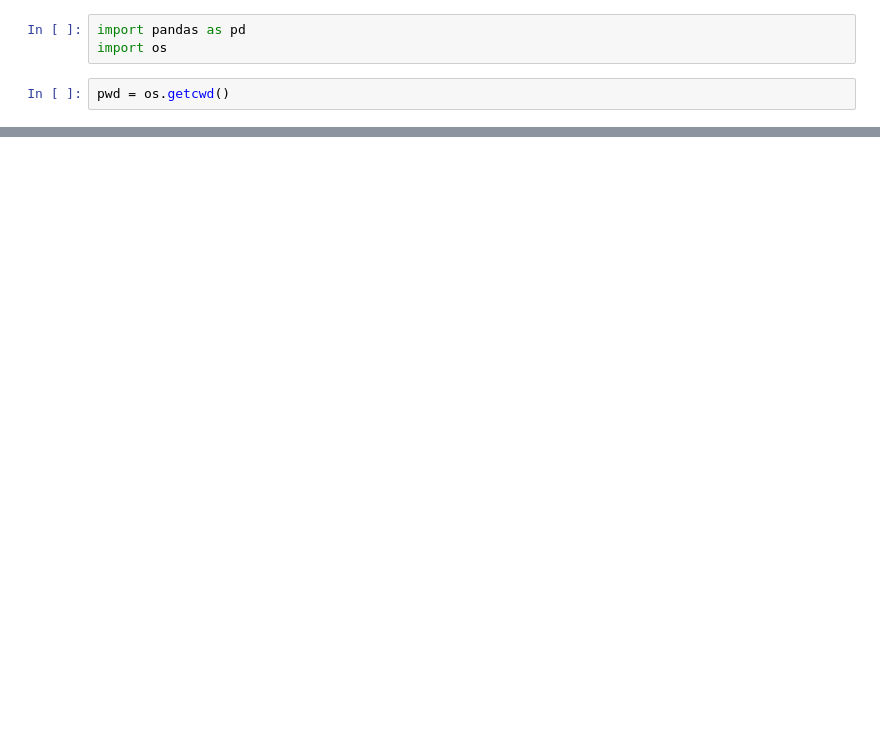
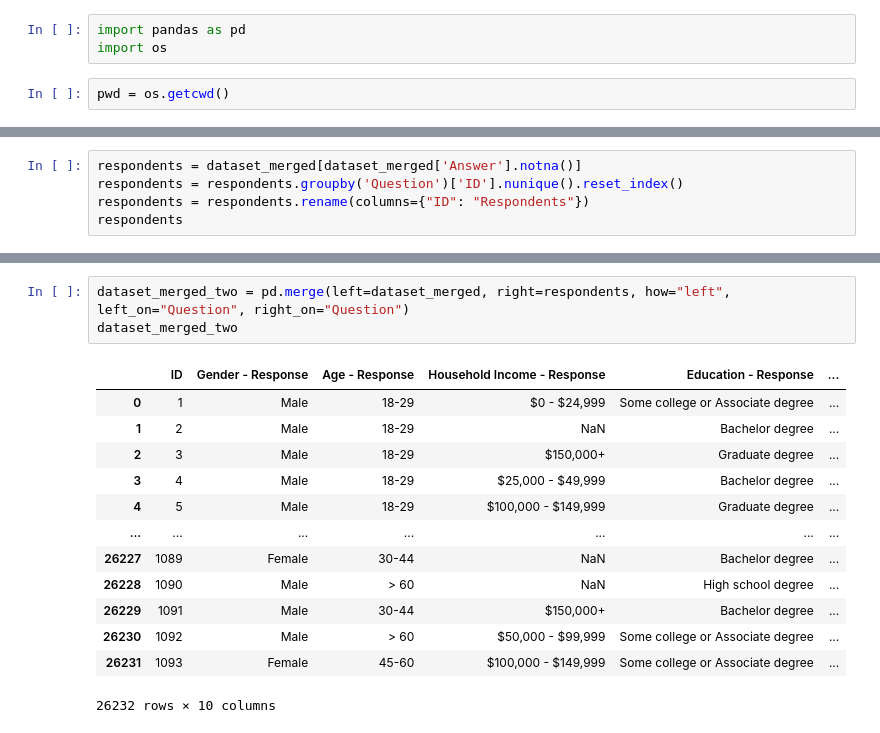
Before and after one commit to JoshEastin/Sleeping-Alone-Survey-Analysis, a Jupyter notebook: Script1.ipynb, the cells around one changed output, grey strips where cells are left out. Drawn from its saved outputs; the diff is of its cells as text; blank space fills up the shorter version.

```diff
--- a/Script1.ipynb
+++ b/Script1.ipynb
@@ -73,0 +188,5 @@ dataset_modified = dataset_modified.melt()
+# %%
+respondents = dataset_merged[dataset_merged['Answer'].notna()]
+respondents = respondents.groupby('Question')['ID'].nunique().reset_index()
+respondents = respondents.rename(columns={"ID": "Respondents"})
+respondents
@@ -73,0 +206,17 @@ dataset_modified = dataset_modified.melt()
+# %%
+dataset_merged_two = pd.merge(left=dataset_merged, right=respondents, how="left", left_on="Question", right_on="Question")
+dataset_merged_two
+# %% [output]
+|  | ID | Gender - Response | Age - Response | Household Income - Response | Education - Response | ... |
+| 0 | 1 | Male | 18-29 | $0 - $24,999 | Some college or Associate degree | ... |
+| 1 | 2 | Male | 18-29 | NaN | Bachelor degree | ... |
+| 2 | 3 | Male | 18-29 | $150,000+ | Graduate degree | ... |
+| 3 | 4 | Male | 18-29 | $25,000 - $49,999 | Bachelor degree | ... |
+| 4 | 5 | Male | 18-29 | $100,000 - $149,999 | Graduate degree | ... |
+| ... | ... | ... | ... | ... | ... | ... |
+| 26227 | 1089 | Female | 30-44 | NaN | Bachelor degree | ... |
+| 26228 | 1090 | Male | > 60 | NaN | High school degree | ... |
+| 26229 | 1091 | Male | 30-44 | $150,000+ | Bachelor degree | ... |
+| 26230 | 1092 | Male | > 60 | $50,000 - $99,999 | Some college or Associate degree | ... |
+| 26231 | 1093 | Female | 45-60 | $100,000 - $149,999 | Some college or Associate degree | ... |
+26232 rows × 10 columns
```
Also changed, not shown: parts of 16 cells of this notebook, 1 other file.
